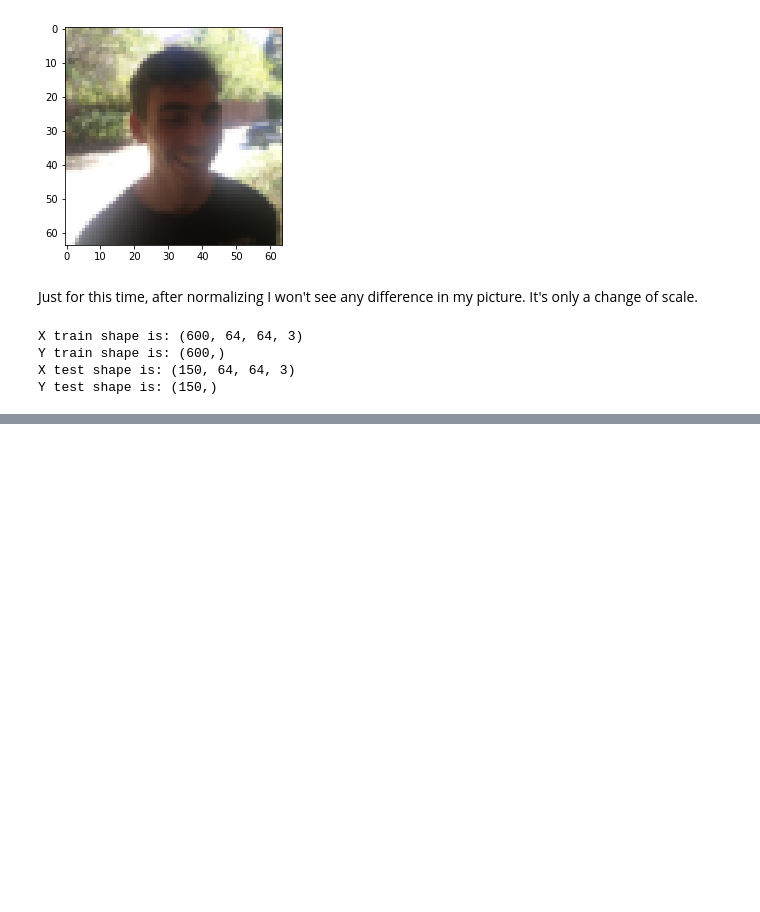
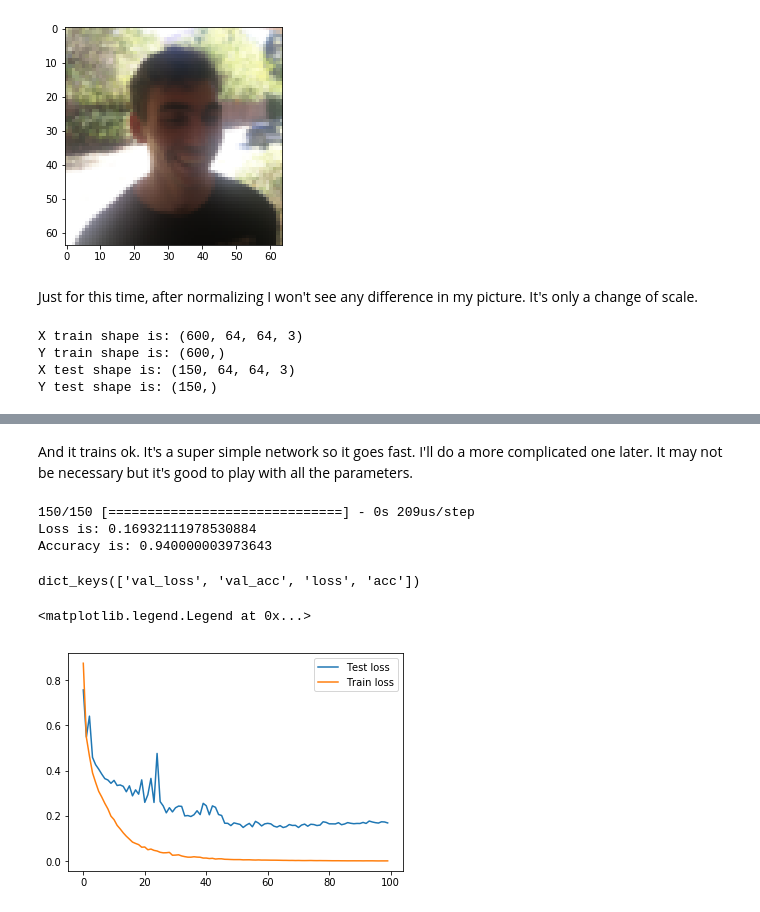
Before and after one commit to DrAlexSanz/Happy-house, a Jupyter notebook: Smile_detector_using_Keras.ipynb, the cells around one changed output, grey strips where cells are left out. Cells and saved outputs as stored; diff of their text form; code cells hidden in the pictures; blank space fills up the shorter version.

```diff
--- a/Smile_detector_using_Keras.ipynb
+++ b/Smile_detector_using_Keras.ipynb
@@ -85,0 +182,9 @@ So I have 600 (+ 150 test) pictures of 64x64 in 3 colours.
+# %%
+opti = optimizers.Adam(lr = 1e-3)
+
+happy.compile(loss = "binary_crossentropy", optimizer = opti, metrics = ["accuracy"])
+hist = History()
+# %%
+num_epochs = 100
+
+happy.fit(train_x, train_y, batch_size = 128, epochs = num_epochs, validation_data = (test_x, test_y), shuffle = True, callbacks = [hist])
@@ -85,0 +210,23 @@ So I have 600 (+ 150 test) pictures of 64x64 in 3 colours.
+# %% [markdown]
+And it trains ok. It's a super simple network so it goes fast. I'll do a more complicated one later. It may not be necessary but it's good to play with all the parameters.
+# %%
+pred = happy.evaluate(test_x, test_y)
+
+print("Loss is: " + str(pred[0]))
+print("Accuracy is: " + str(pred[1]))
+# %% [output]
+150/150 [==============================] - 0s 209us/step
+Loss is: 0.16932111978530884
+Accuracy is: 0.940000003973643
+# %%
+print(hist.history.keys())
+
+plt.figure();
+
+plt.plot(range(num_epochs), list(hist.history.values())[0], label = "Test loss");
+plt.plot(range(num_epochs), list(hist.history.values())[2], label = "Train loss");
+plt.legend(loc = "best")
+# %% [output]
+dict_keys(['val_loss', 'val_acc', 'loss', 'acc'])
+<matplotlib.legend.Legend at 0x...>
+[figure, added]
```
Also changed, not shown: parts of 10 cells of this notebook.
